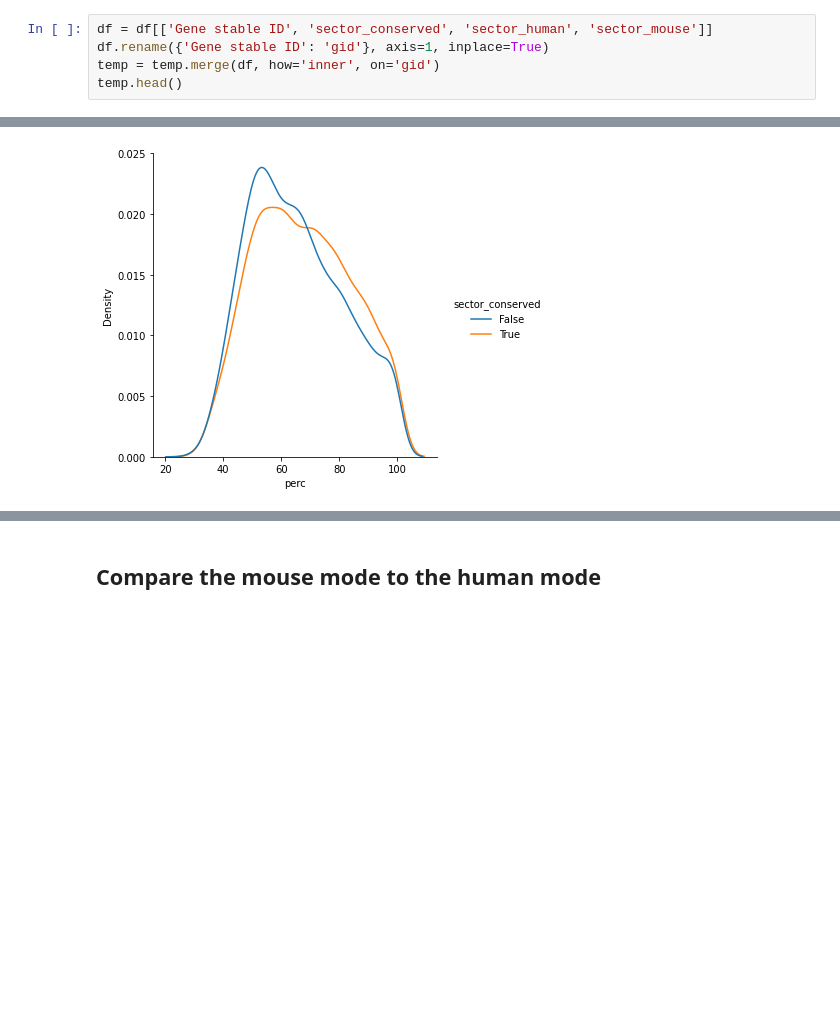
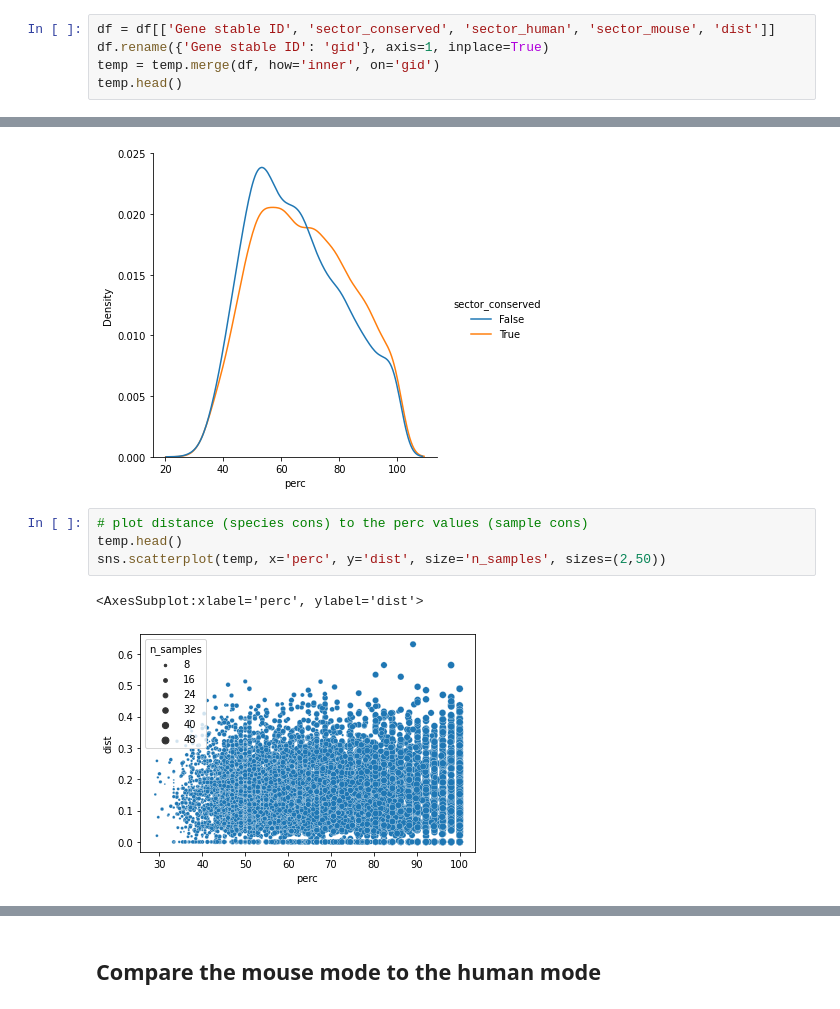
Before and after one commit to fairliereese/paper_rnawg, a Jupyter notebook: figures_revisions/revisions/sample_sector_conservation.ipynb, the cells around one changed output, grey strips where cells are left out. Cells and saved outputs as stored; diff of their text form; blank space fills up the shorter version.

```diff
--- a/figures_revisions/revisions/sample_sector_conservation.ipynb
+++ b/figures_revisions/revisions/sample_sector_conservation.ipynb
@@ -412,5 +470,5 @@ temp.head()
 # %%
-df = df[['Gene stable ID', 'sector_conserved', 'sector_human', 'sector_mouse']]
+df = df[['Gene stable ID', 'sector_conserved', 'sector_human', 'sector_mouse', 'dist']]
 df.rename({'Gene stable ID': 'gid'}, axis=1, inplace=True)
 temp = temp.merge(df, how='inner', on='gid')
 temp.head()
@@ -454,3 +525,10 @@ sns.displot(temp, x='perc',
 # %% [output]
 <seaborn.axisgrid.FacetGrid at 0x...>
 [figure]
+# %%
+# plot distance (species cons) to the perc values (sample cons)
+temp.head()
+sns.scatterplot(temp, x='perc', y='dist', size='n_samples', sizes=(2,50))
+# %% [output]
+<AxesSubplot:xlabel='perc', ylabel='dist'>
+[figure, added]
```
Also changed, not shown: parts of 15 cells of this notebook, 4 other files.
